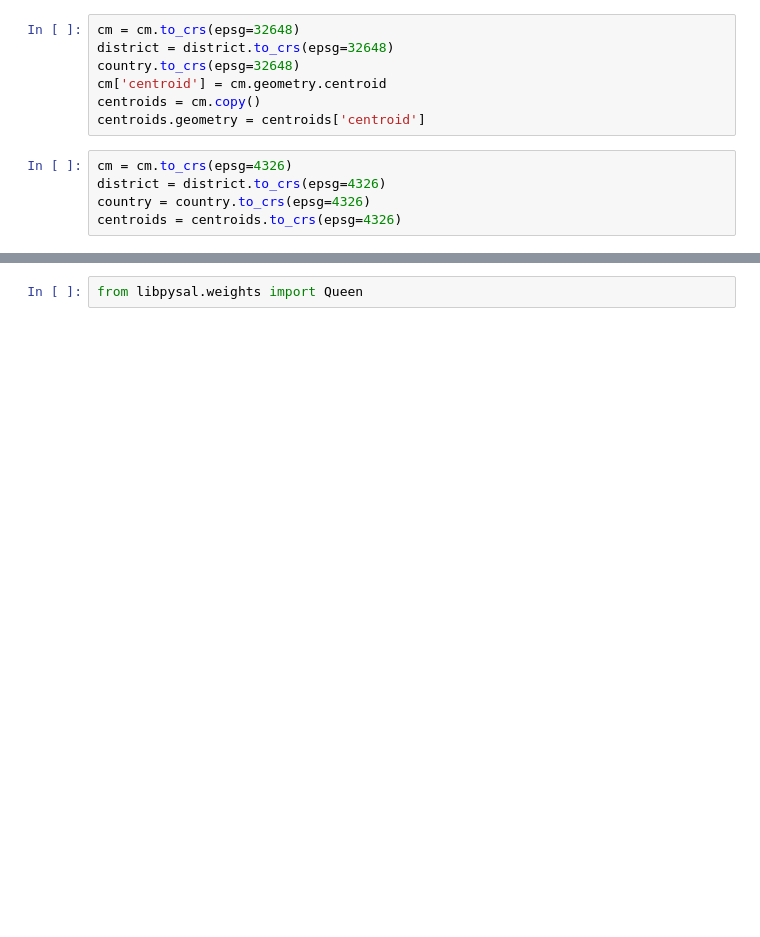
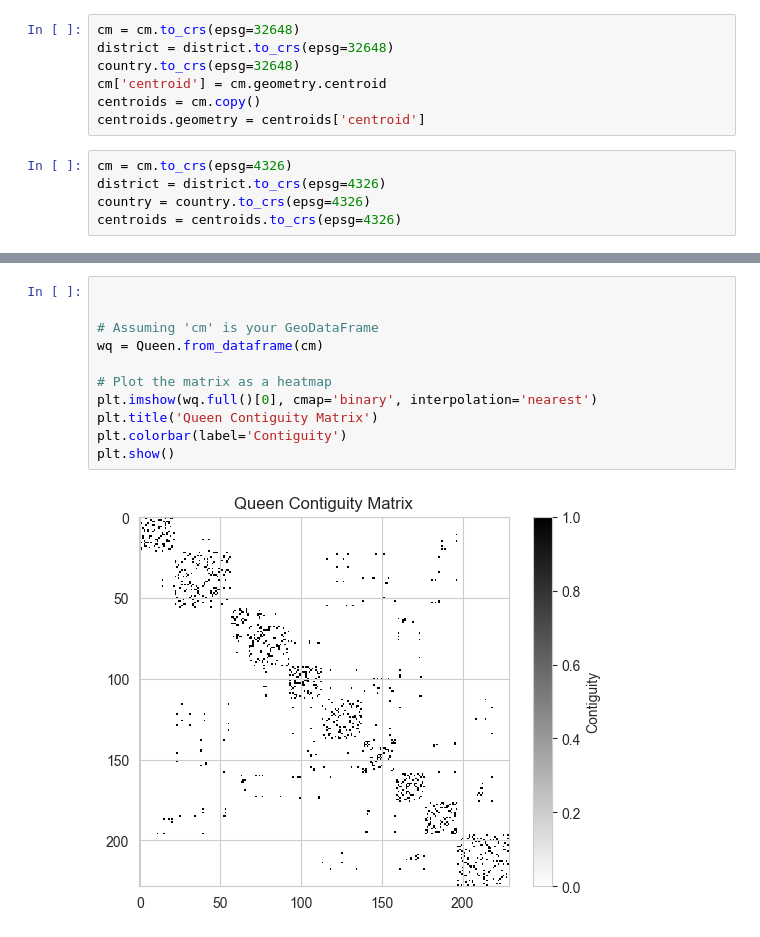
Before and after one commit to longbui/sptb, a Jupyter notebook: analysis.ipynb, the cells around one changed output, grey strips where cells are left out. Saved outputs shown, nothing was run; the diff lists cells and outputs as text; blank space fills up the shorter version.

```diff
--- a/analysis.ipynb
+++ b/analysis.ipynb
@@ -90,2 +89,13 @@ plt.show()
-# %%
-from libpysal.weights import Queen
+# %%
+
+
+# Assuming 'cm' is your GeoDataFrame
+wq = Queen.from_dataframe(cm)
+
+# Plot the matrix as a heatmap
+plt.imshow(wq.full()[0], cmap='binary', interpolation='nearest')
+plt.title('Queen Contiguity Matrix')
+plt.colorbar(label='Contiguity')
+plt.show()
+# %% [output]
+[figure, added]
```
Also changed, not shown: parts of 5 cells of this notebook, 34 other files.
